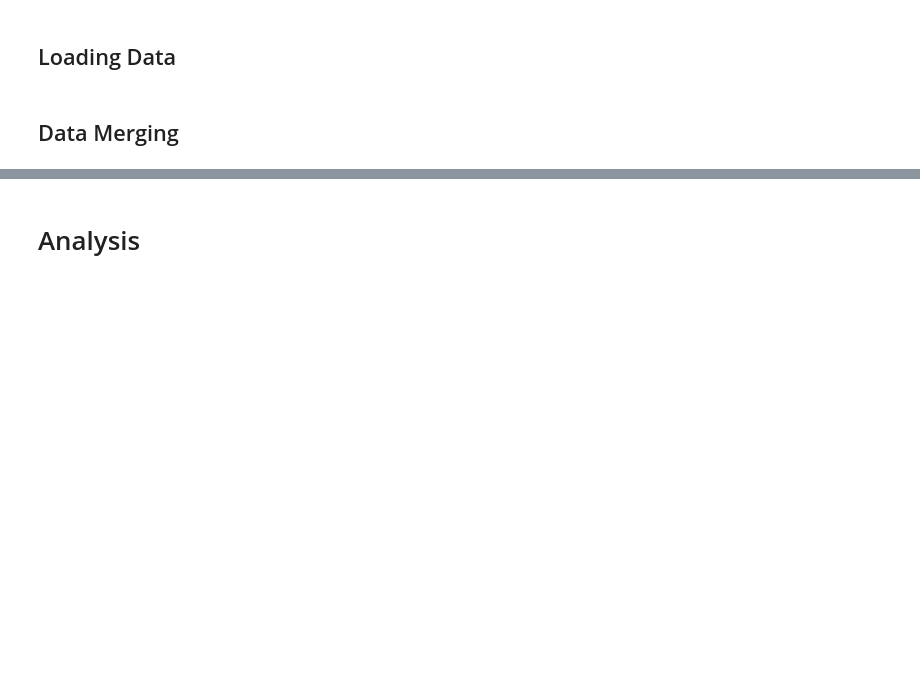
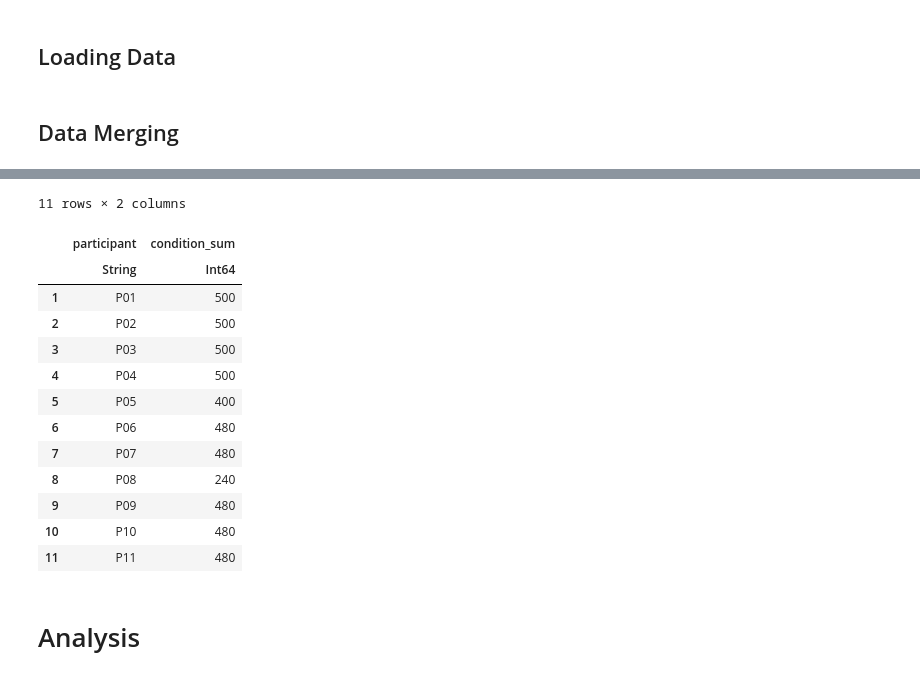
Before and after one commit to wjmn/bmedsc-exploratory, a Jupyter notebook: 05-massive/plots_julia.ipynb, the cells around one changed output, grey strips where cells are left out. Drawn from its saved outputs; the diff is of its cells as text; code cells hidden in the pictures; blank space fills up the shorter version.

```diff
--- a/05-massive/plots_julia.ipynb
+++ b/05-massive/plots_julia.ipynb
@@ -59,4 +54,21 @@ data = vcat(data_session...)
 | ⋮ | ⋮ | ⋮ | ⋮ | ⋮ | ⋮ | ⋮ | ⋮ | ⋮ | ⋮ |
+# %%
+num_total_cues = DataFrames.by(data, [:participant], :condition => sum, sort=true)
+# %% [output]
+11 rows × 2 columns
+|  | participant | condition_sum |
+|  | String | Int64 |
+| 1 | P01 | 500 |
+| 2 | P02 | 500 |
+| 3 | P03 | 500 |
+| 4 | P04 | 500 |
+| 5 | P05 | 400 |
+| 6 | P06 | 480 |
+| 7 | P07 | 480 |
+| 8 | P08 | 240 |
+| 9 | P09 | 480 |
+| 10 | P10 | 480 |
+| 11 | P11 | 480 |
 # %% [markdown]
 # Analysis
 # %%
```
Also changed, not shown: parts of 37 cells of this notebook, 19 other files.
